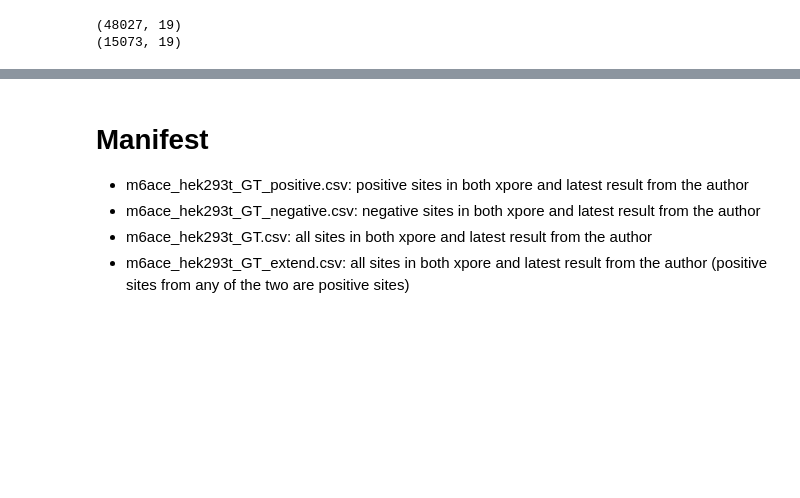
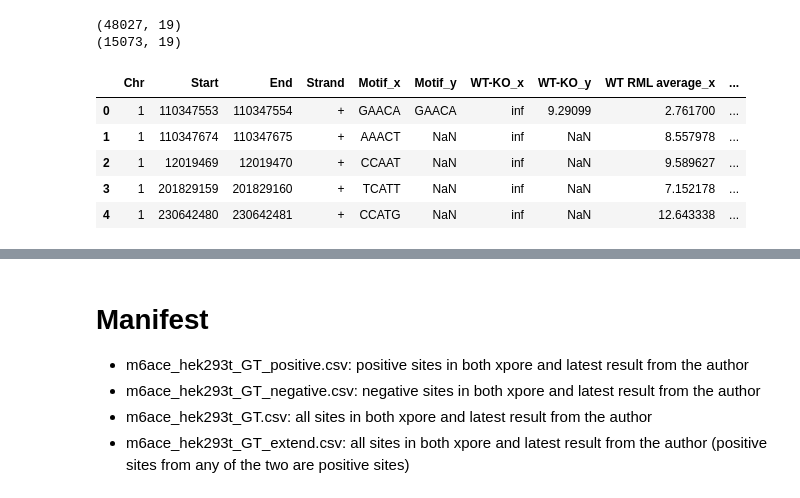
Before and after one commit to loganylchen/baleen_data, a Jupyter notebook: hek293t_m6ace.ipynb, the cells around one changed output, grey strips where cells are left out. Saved outputs shown, nothing was run; the diff lists cells and outputs as text; code cells hidden in the pictures; blank space fills up the shorter version.

```diff
--- a/hek293t_m6ace.ipynb
+++ b/hek293t_m6ace.ipynb
@@ -85,4 +85,19 @@ print(m6aceseq_hek293t_df.shape)
 # %% [output]
 (48027, 19)
 (15073, 19)
+# %%
+merged_hek293t_df = raw_hek293t_df.merge(m6aceseq_hek293t_df,on=['Chr','Start','End','Strand'],how='outer').loc[:,['Chr','Start','End','Strand',
+                                                                                                                   'Motif_x','Motif_y','WT-KO_x',
+                                                                                                                   'WT-KO_y','WT RML average_x',
+                                                                                                                   'Mettl3-KO RML average_x','WT '
+                                                                                                                                             'RML average_y','Mettl3-KO RML average_y','mettl3-m6a_x','mettl3-m6a_y']]
+merged_hek293t_df['Motif'] = merged_hek293t_df['Motif_x']
+merged_hek293t_df.head()
+# %% [output]
+|  | Chr | Start | End | Strand | Motif_x | Motif_y | WT-KO_x | WT-KO_y | WT RML average_x | ... |
+| 0 | 1 | 110347553 | 110347554 | + | GAACA | GAACA | inf | 9.29099 | 2.761700 | ... |
+| 1 | 1 | 110347674 | 110347675 | + | AAACT | NaN | inf | NaN | 8.557978 | ... |
+| 2 | 1 | 12019469 | 12019470 | + | CCAAT | NaN | inf | NaN | 9.589627 | ... |
+| 3 | 1 | 201829159 | 201829160 | + | TCATT | NaN | inf | NaN | 7.152178 | ... |
+| 4 | 1 | 230642480 | 230642481 | + | CCATG | NaN | inf | NaN | 12.643338 | ... |
 # %%
```
Also changed, not shown: parts of 5 cells of this notebook, 2 other files.
